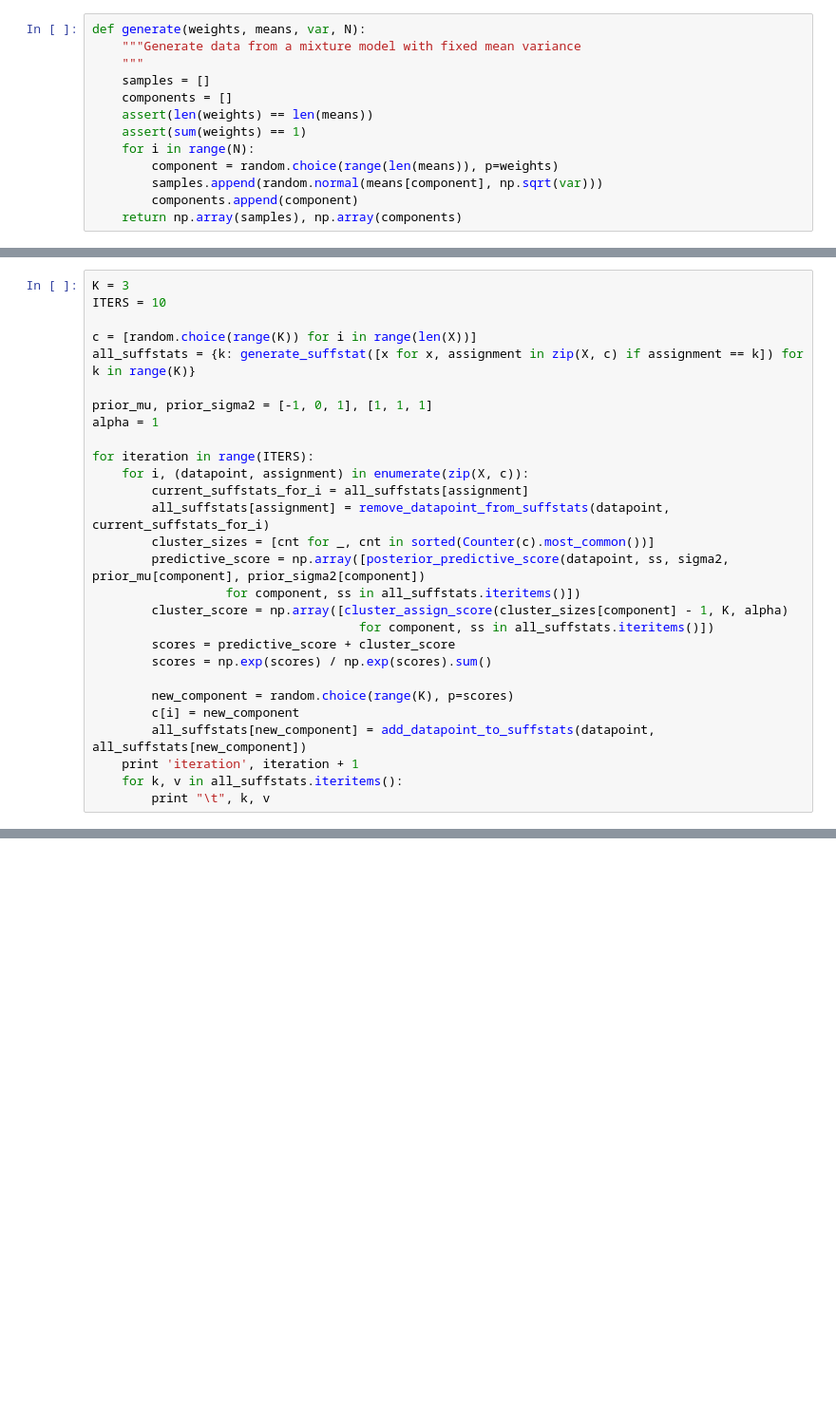
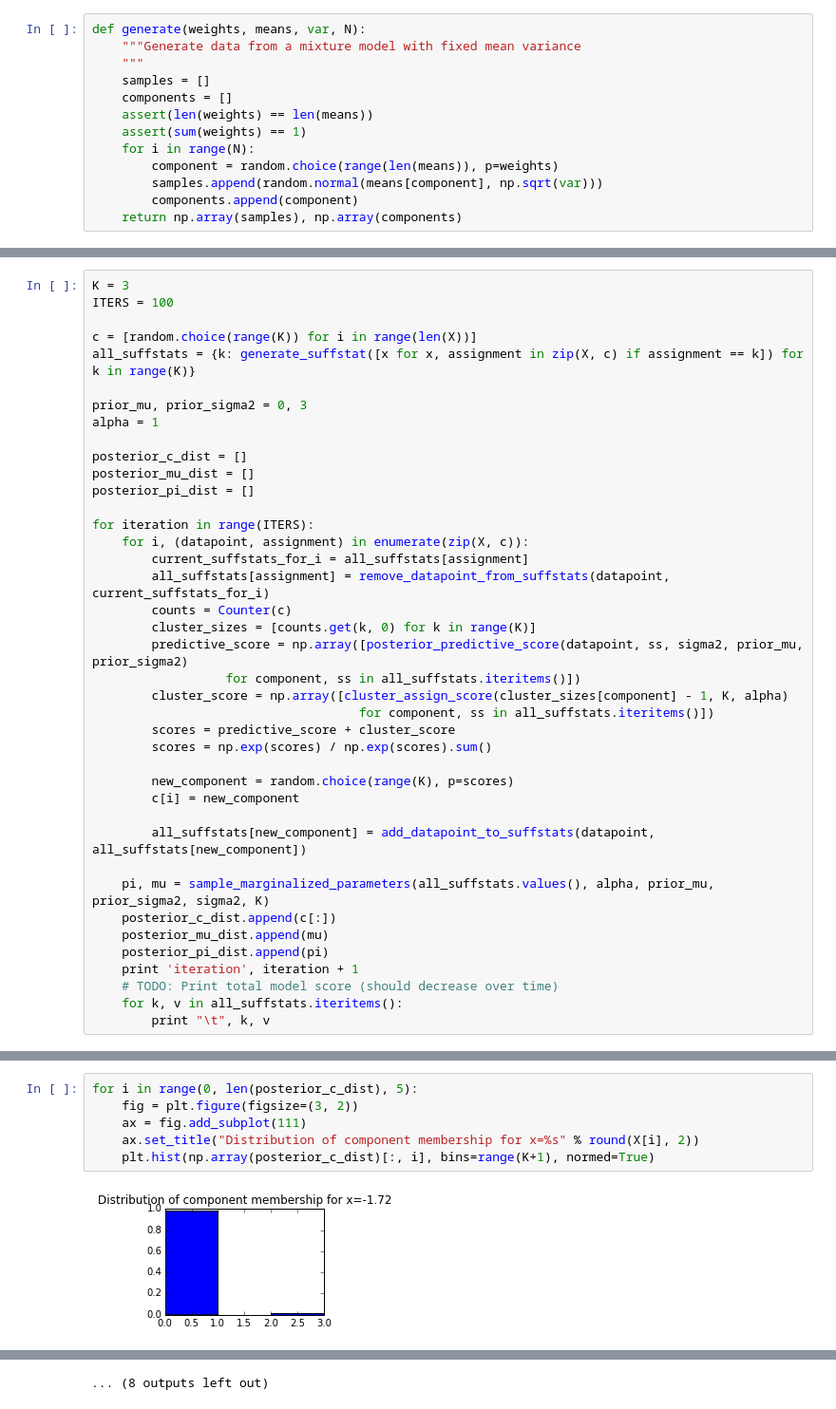
Before and after one commit to tdhopper/mcmc, a Jupyter notebook: Collapsed Gibbs Sampler for Finite Mixture Model.ipynb, the cells around one changed output, grey strips where cells are left out. Shown at 95% size. Saved outputs shown, nothing was run; the diff lists cells and outputs as text; blank space fills up the shorter version.

```diff
--- a/Collapsed Gibbs Sampler for Finite Mixture Model.ipynb
+++ b/Collapsed Gibbs Sampler for Finite Mixture Model.ipynb
@@ -119,19 +135,24 @@ _ = plt.hist(X)
 # %%
 K = 3
-ITERS = 10
+ITERS = 100
 
 c = [random.choice(range(K)) for i in range(len(X))]
 all_suffstats = {k: generate_suffstat([x for x, assignment in zip(X, c) if assignment == k]) for k in range(K)}
 
-prior_mu, prior_sigma2 = [-1, 0, 1], [1, 1, 1]
+prior_mu, prior_sigma2 = 0, 3
 alpha = 1
+
+posterior_c_dist = []
+posterior_mu_dist = []
+posterior_pi_dist = []
 
 for iteration in range(ITERS):
     for i, (datapoint, assignment) in enumerate(zip(X, c)):
         current_suffstats_for_i = all_suffstats[assignment]
         all_suffstats[assignment] = remove_datapoint_from_suffstats(datapoint, current_suffstats_for_i)
-        cluster_sizes = [cnt for _, cnt in sorted(Counter(c).most_common())]
-        predictive_score = np.array([posterior_predictive_score(datapoint, ss, sigma2, prior_mu[component], prior_sigma2[component])
+        counts = Counter(c)
+        cluster_sizes = [counts.get(k, 0) for k in range(K)]
+        predictive_score = np.array([posterior_predictive_score(datapoint, ss, sigma2, prior_mu, prior_sigma2)
                   for component, ss in all_suffstats.iteritems()])
         cluster_score = np.array([cluster_assign_score(cluster_sizes[component] - 1, K, alpha)
                                     for component, ss in all_suffstats.iteritems()])
@@ -140,8 +161,15 @@ for iteration in range(ITERS):
 
         new_component = random.choice(range(K), p=scores)
         c[i] = new_component
+
         all_suffstats[new_component] = add_datapoint_to_suffstats(datapoint, all_suffstats[new_component])
+
+    pi, mu = sample_marginalized_parameters(all_suffstats.values(), alpha, prior_mu, prior_sigma2, sigma2, K)
+    posterior_c_dist.append(c[:])
+    posterior_mu_dist.append(mu)
+    posterior_pi_dist.append(pi)
     print 'iteration', iteration + 1
+    # TODO: Print total model score (should decrease over time)
     for k, v in all_suffstats.iteritems():
         print "\t", k, v
 # %% [output]
@@ -164,0 +193,8 @@ iteration 10
+# %%
+for i in range(0, len(posterior_c_dist), 5):
+    fig = plt.figure(figsize=(3, 2))
+    ax = fig.add_subplot(111)
+    ax.set_title("Distribution of component membership for x=%s" % round(X[i], 2))
+    plt.hist(np.array(posterior_c_dist)[:, i], bins=range(K+1), normed=True)
+# %% [output]
+[figure, added]
@@ -164,0 +212 @@ iteration 10
+... (8 outputs left out)
```
Also changed, not shown: parts of 8 cells of this notebook.
